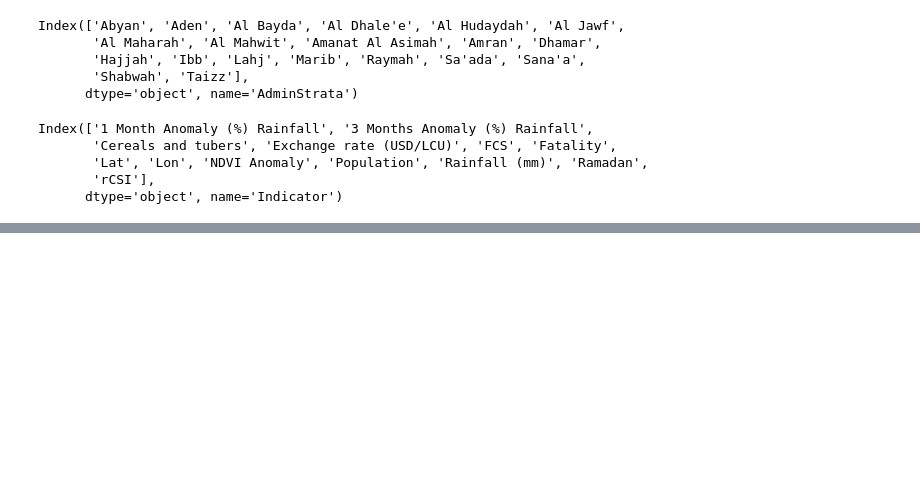
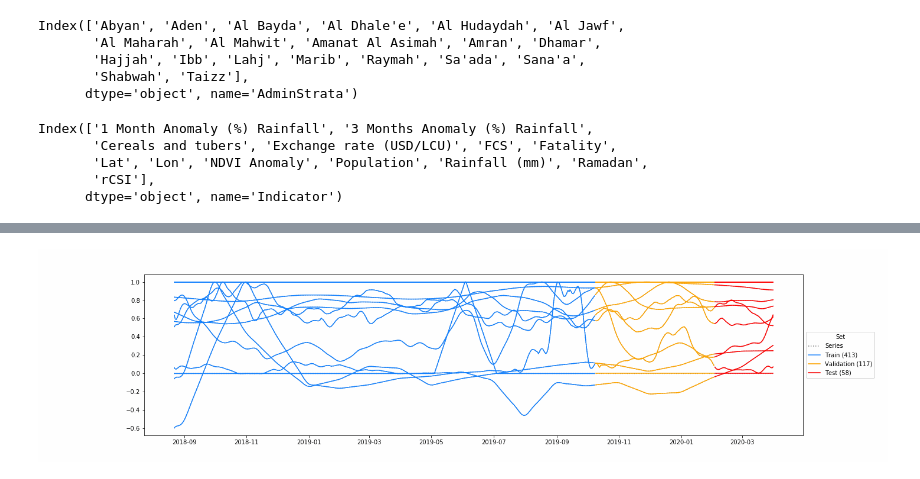
Before and after one commit to pietro-foini/ISI-WFP, a Jupyter notebook: project/Dataset time-series/Yemen.ipynb, the cells around one changed output, grey strips where cells are left out. Cells and saved outputs as stored; diff of their text form; code cells hidden in the pictures; blank space fills up the shorter version.

```diff
--- a/project/Dataset time-series/Yemen.ipynb
+++ b/project/Dataset time-series/Yemen.ipynb
@@ -197,17 +151,0 @@ static_indicators = ["Lat", "Lon", "Population", "Ramadan"]
-# %%
-from scipy.signal import savgol_filter
-
-def smooth(serie):
-    if serie.name[1] in static_indicators:
-        return serie
-
-    # Find the multiple sets.
-    sets = find_multiple_sets(serie)
-    # Smooth the sets.
-    for set_ in sets:
-        smooth_set = savgol_filter(set_, 31, 7)
-        serie.loc[set_.index] = smooth_set
-
-    return serie
-
-df_train_smooth = df_train.copy().apply(smooth)
@@ -230,0 +164,13 @@ df.to_csv(PATH_TO_SAVE + "all_train.csv", index_label = False)
+# %%
+from scipy.signal import savgol_filter
+
+def smooth(serie):
+    if serie.name[1] in static_indicators:
+        return serie
+
+    # Smooth serie.
+    smooth_serie = savgol_filter(serie, 31, 7)
+
+    return smooth_serie
+
+df_smooth = df.copy().apply(smooth)
@@ -230,0 +185,4 @@ df.to_csv(PATH_TO_SAVE + "all_train.csv", index_label = False)
+# %%
+# Example.
+group = df_smooth.Abyan
+group.head()
@@ -230,0 +201,6 @@ df.to_csv(PATH_TO_SAVE + "all_train.csv", index_label = False)
+# %%
+cv = NestedCV(5, validation_size = 0.2, test_size = 0.1, gap = 1, TimeSeriesSplit = True)
+# %%
+splits = cv.get_splits(group, show = True, path = "./images/")
+# %% [output]
+[figure, added]
```
Also changed, not shown: parts of 36 cells of this notebook, 19 other files.
